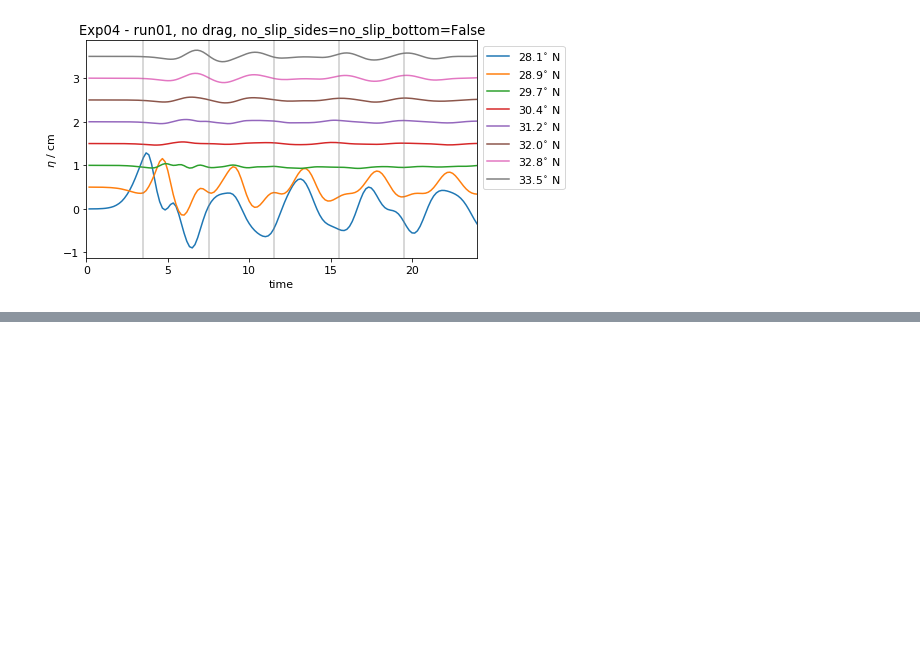
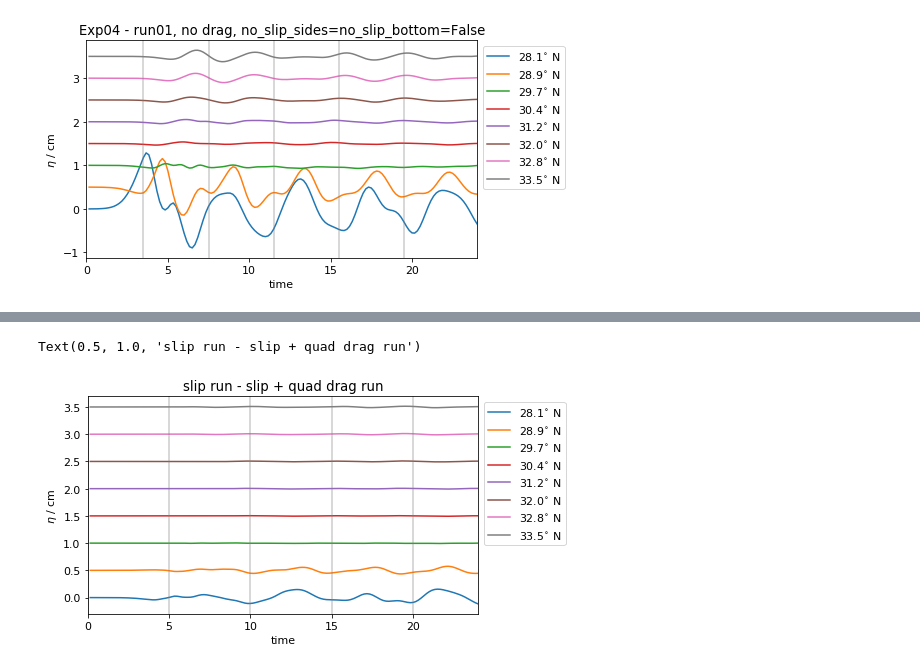
Before and after one commit to anakarinarm/notebooks_SVB, a Jupyter notebook: MITgcm/04_320x456x100/01_base_no_drag.ipynb, the cells around one changed output, grey strips where cells are left out. Cells and saved outputs as stored; diff of their text form; code cells hidden in the pictures; blank space fills up the shorter version.

```diff
--- a/MITgcm/04_320x456x100/01_base_no_drag.ipynb
+++ b/MITgcm/04_320x456x100/01_base_no_drag.ipynb
@@ -306,0 +353,17 @@ Text(0.5, 1.0, 'Exp04 - run01, no drag, no_slip_sides=no_slip_bottom=False')
+# %%
+## Run 01 - Run 03
+fig, (ax1) = plt.subplots(1,1, figsize=(7,4), sharey=True,sharex=True)
+
+for eta, etab, ind, off in zip(etas, etasc, inds, range(len(etas))):
+    ax1.plot(time/3600,(0.5*off)+(eta-etab)*100, label=r'%1.1f$^{\circ}$ N' %lat[ind])
+
+for ii in range(5):
+    ax1.axvline((5.*ii), color='0.5', alpha=0.4)
+ax1.set_ylabel('$\eta$ / cm')
+ax1.set_xlabel('time')
+ax1.set_xlim(0,24)
+ax1.legend(bbox_to_anchor=(1,1))
+ax1.set_title('slip run - slip + quad drag run')
+# %% [output]
+Text(0.5, 1.0, 'slip run - slip + quad drag run')
+[figure, added]
```
Also changed, not shown: parts of 4 cells of this notebook, 5 other files.
